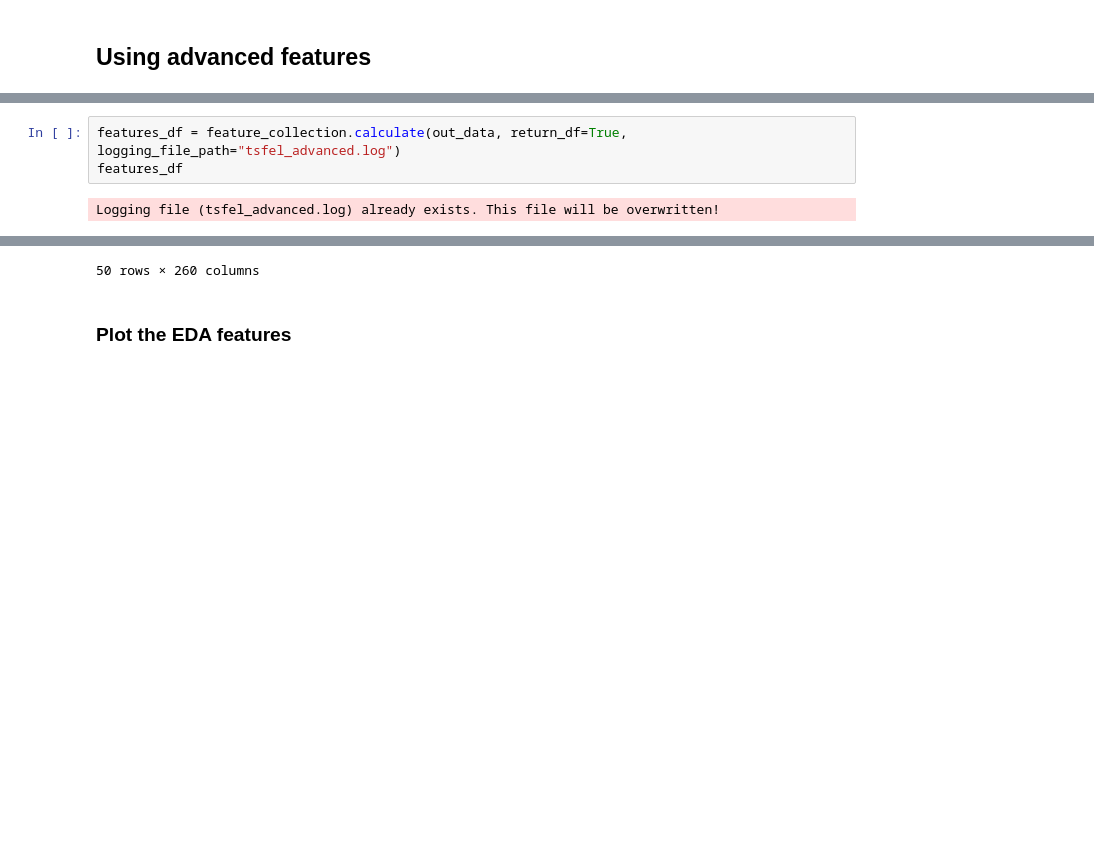
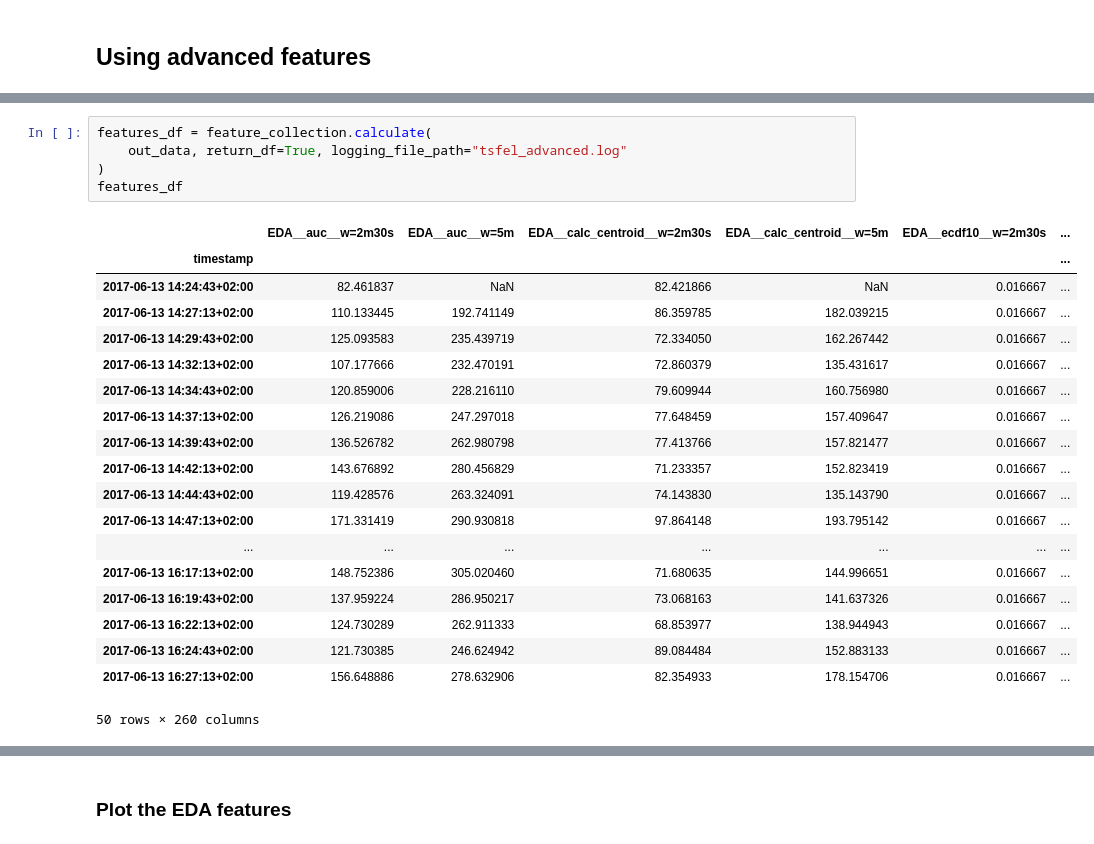
Before and after one commit to predict-idlab/tsflex, a Jupyter notebook: examples/antropy_integration.ipynb, the cells around one changed output, grey strips where cells are left out. Cells and saved outputs as stored; diff of their text form; blank space fills up the shorter version.

```diff
--- a/examples/antropy_integration.ipynb
+++ b/examples/antropy_integration.ipynb
@@ -301,7 +369,27 @@ EDA: (
         ]
 )
 # %%
-features_df = feature_collection.calculate(out_data, return_df=True, logging_file_path="tsfel_advanced.log")
+features_df = feature_collection.calculate(
+    out_data, return_df=True, logging_file_path="tsfel_advanced.log"
+)
 features_df
 # %% [output]
+|  | EDA__auc__w=2m30s | EDA__auc__w=5m | EDA__calc_centroid__w=2m30s | EDA__calc_centroid__w=5m | EDA__ecdf10__w=2m30s | ... |
+| timestamp |  |  |  |  |  | ... |
+| 2017-06-13 14:24:43+02:00 | 82.461837 | NaN | 82.421866 | NaN | 0.016667 | ... |
+| 2017-06-13 14:27:13+02:00 | 110.133445 | 192.741149 | 86.359785 | 182.039215 | 0.016667 | ... |
+| 2017-06-13 14:29:43+02:00 | 125.093583 | 235.439719 | 72.334050 | 162.267442 | 0.016667 | ... |
+| 2017-06-13 14:32:13+02:00 | 107.177666 | 232.470191 | 72.860379 | 135.431617 | 0.016667 | ... |
+| 2017-06-13 14:34:43+02:00 | 120.859006 | 228.216110 | 79.609944 | 160.756980 | 0.016667 | ... |
+| 2017-06-13 14:37:13+02:00 | 126.219086 | 247.297018 | 77.648459 | 157.409647 | 0.016667 | ... |
+| 2017-06-13 14:39:43+02:00 | 136.526782 | 262.980798 | 77.413766 | 157.821477 | 0.016667 | ... |
+| 2017-06-13 14:42:13+02:00 | 143.676892 | 280.456829 | 71.233357 | 152.823419 | 0.016667 | ... |
+| 2017-06-13 14:44:43+02:00 | 119.428576 | 263.324091 | 74.143830 | 135.143790 | 0.016667 | ... |
+| 2017-06-13 14:47:13+02:00 | 171.331419 | 290.930818 | 97.864148 | 193.795142 | 0.016667 | ... |
+| ... | ... | ... | ... | ... | ... | ... |
+| 2017-06-13 16:17:13+02:00 | 148.752386 | 305.020460 | 71.680635 | 144.996651 | 0.016667 | ... |
+| 2017-06-13 16:19:43+02:00 | 137.959224 | 286.950217 | 73.068163 | 141.637326 | 0.016667 | ... |
+| 2017-06-13 16:22:13+02:00 | 124.730289 | 262.911333 | 68.853977 | 138.944943 | 0.016667 | ... |
+| 2017-06-13 16:24:43+02:00 | 121.730385 | 246.624942 | 89.084484 | 152.883133 | 0.016667 | ... |
+| 2017-06-13 16:27:13+02:00 | 156.648886 | 278.632906 | 82.354933 | 178.154706 | 0.016667 | ... |
-Logging file (tsfel_advanced.log) already exists. This file will be overwritten!
+50 rows × 260 columns
@@ -326,4 +396,3 @@ Logging file (tsfel_advanced.log) already exists. This file will be overwritten!
-50 rows × 260 columns
 # %% [markdown]
 ### Plot the EDA features
 # %%
```
Also changed, not shown: parts of 22 cells of this notebook.
